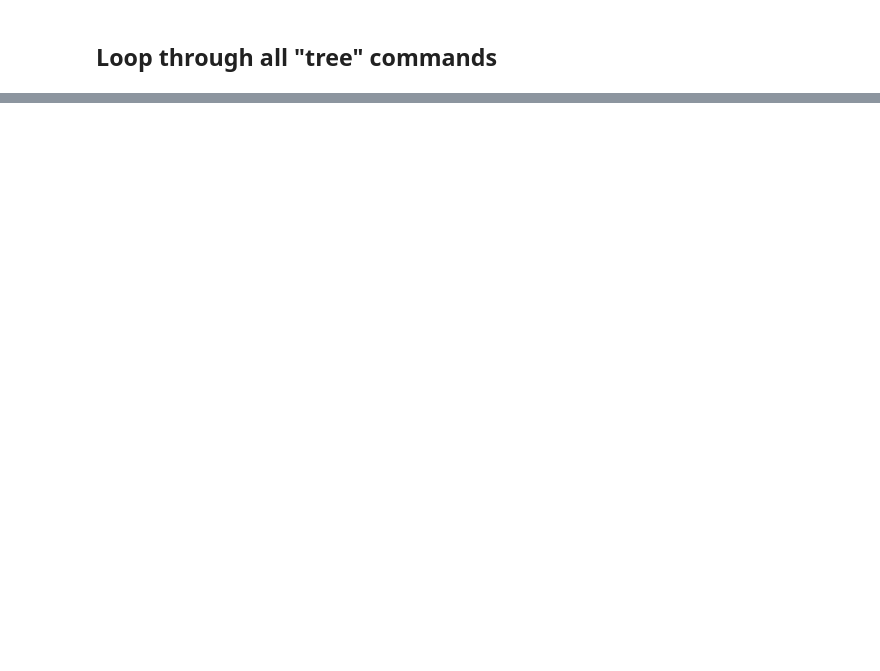
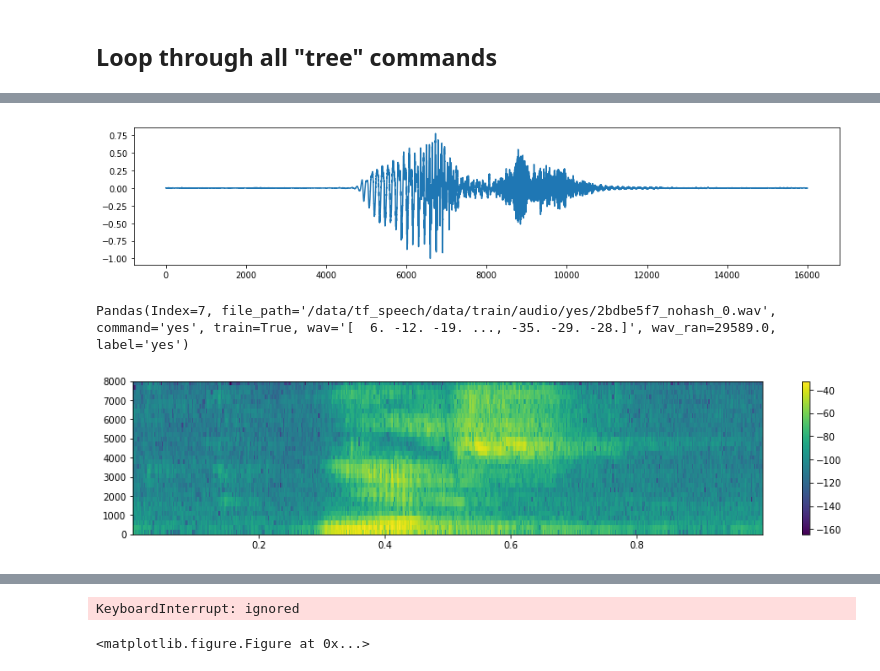
Before and after one commit to shawnxero/fibo, a Jupyter notebook: exercises/Ex09-Voice_Spectrum_empty.ipynb, the cells around one changed output, grey strips where cells are left out. Saved outputs shown, nothing was run; the diff lists cells and outputs as text; code cells hidden in the pictures; blank space fills up the shorter version.

```diff
--- a/exercises/Ex09-Voice_Spectrum_empty.ipynb
+++ b/exercises/Ex09-Voice_Spectrum_empty.ipynb
@@ -182,3 +195,8 @@ wav = show_a_sample(list(df_train.itertuples())[0], x_test)
 # %%
 # for row in df_train[...:
 #     wav = show_a_sample(...
+
+for row in df_train[df_train.command=='yes'].itertuples():
+#for row in df_train.itertuples():
+    wav = show_a_sample(row, x_test)
+# %% [output]
@@ -184,0 +204,3 @@ wav = show_a_sample(list(df_train.itertuples())[0], x_test)
+[figure, added]
+Pandas(Index=7, file_path='/data/tf_speech/data/train/audio/yes/2bdbe5f7_nohash_0.wav', command='yes', train=True, wav='[  6. -12. -19. ..., -35. -29. -28.]', wav_ran=29589.0, label='yes')
+[figure, added]
@@ -184,0 +208,2 @@ wav = show_a_sample(list(df_train.itertuples())[0], x_test)
+KeyboardInterrupt: ignored
+<matplotlib.figure.Figure at 0x...>
```
Also changed, not shown: parts of 2 cells of this notebook.
